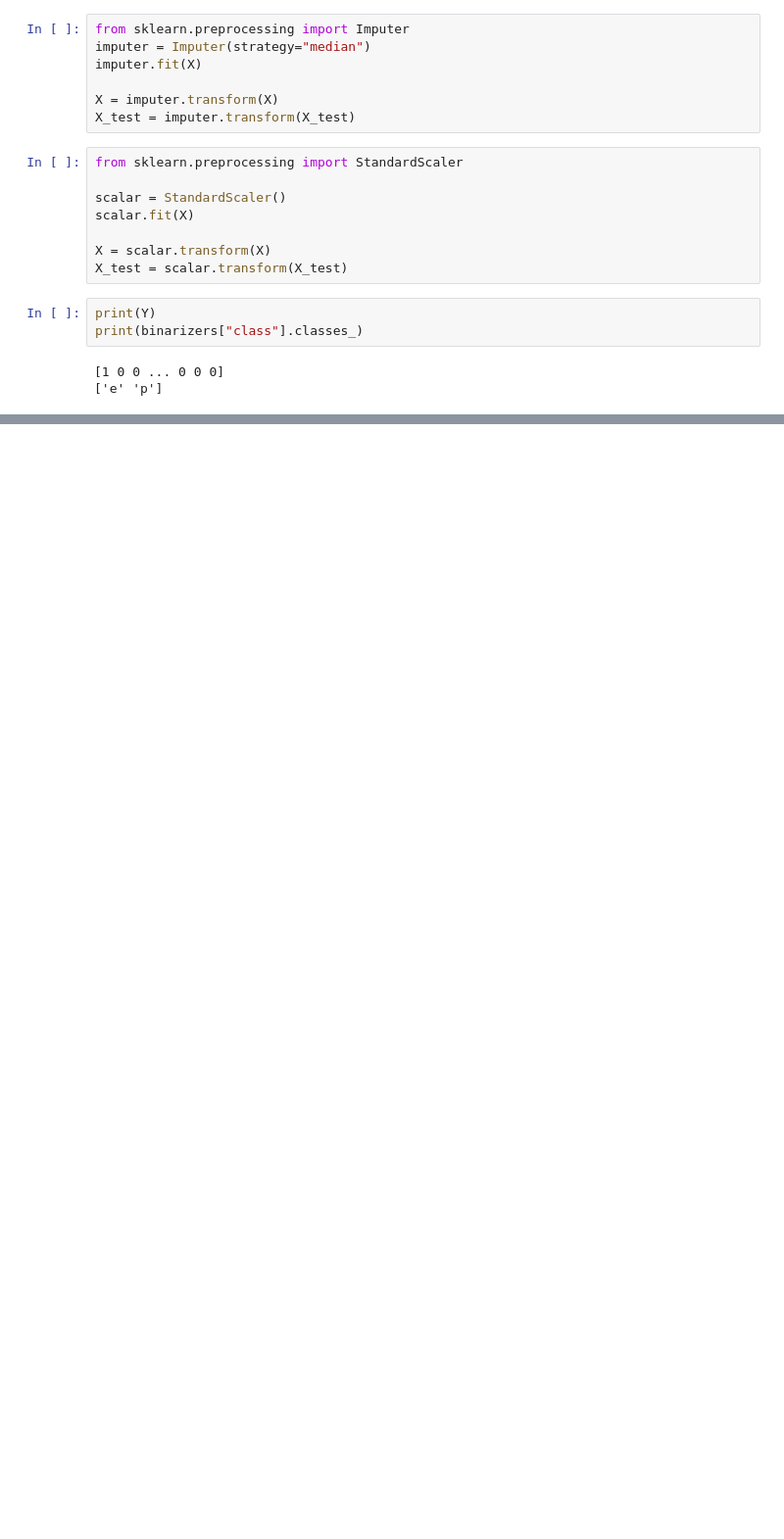
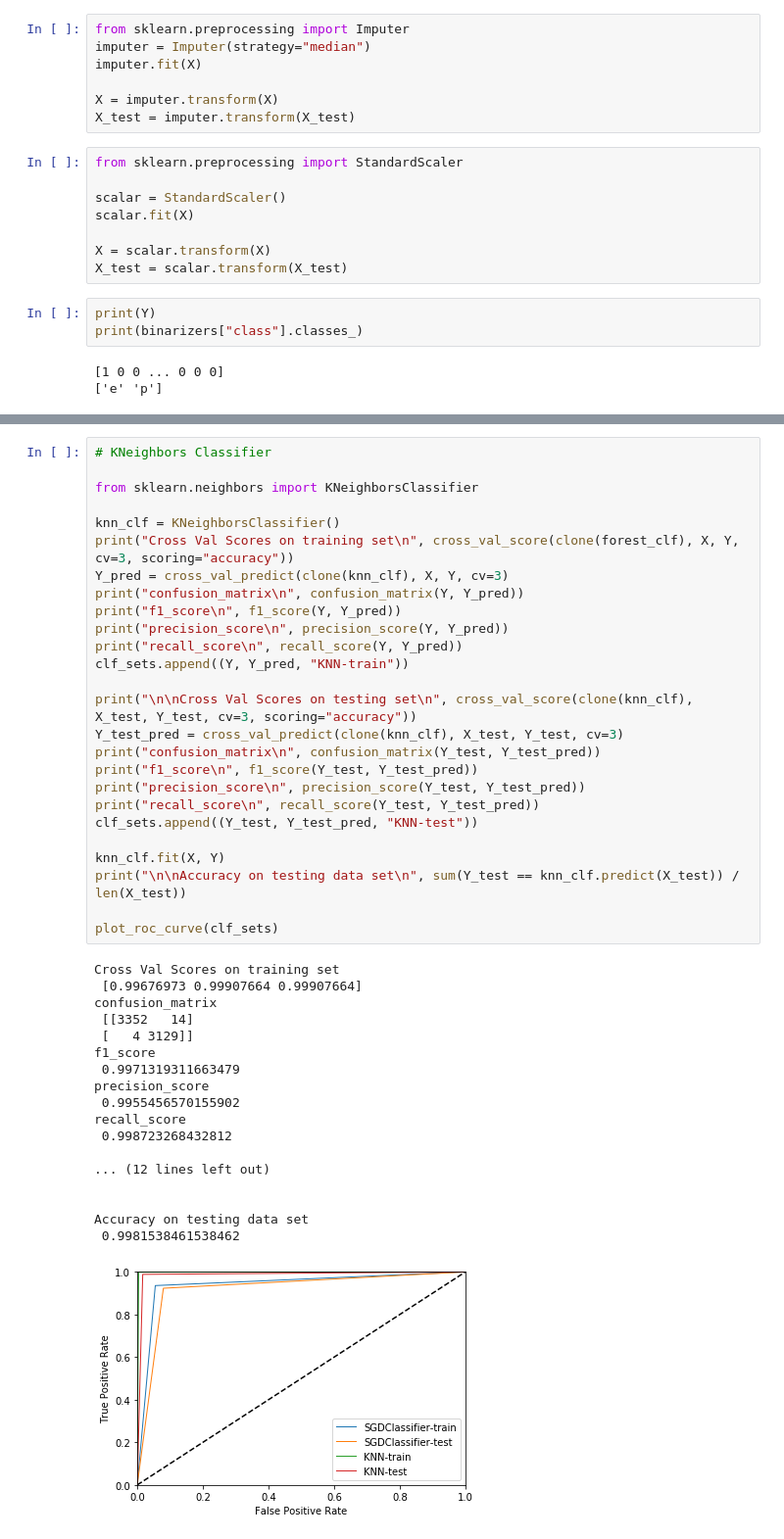
Before and after one commit to yogeshjadhav7/mushrooms-classfication, a Jupyter notebook: mushrooms-classifications.ipynb, the cells around one changed output, grey strips where cells are left out. Shown at 98% size. Drawn from its saved outputs; the diff is of its cells as text; blank space fills up the shorter version.

Commit message:
Added knn and random forest classifiers

```diff
--- a/mushrooms-classifications.ipynb
+++ b/mushrooms-classifications.ipynb
@@ -289,0 +293,45 @@ recall_score
+# %%
+# KNeighbors Classifier
+
+from sklearn.neighbors import KNeighborsClassifier
+
+knn_clf = KNeighborsClassifier()
+print("Cross Val Scores on training set\n", cross_val_score(clone(forest_clf), X, Y, cv=3, scoring="accuracy"))
+Y_pred = cross_val_predict(clone(knn_clf), X, Y, cv=3)
+print("confusion_matrix\n", confusion_matrix(Y, Y_pred))
+print("f1_score\n", f1_score(Y, Y_pred))
+print("precision_score\n", precision_score(Y, Y_pred))
+print("recall_score\n", recall_score(Y, Y_pred))
+clf_sets.append((Y, Y_pred, "KNN-train"))
+
+print("\n\nCross Val Scores on testing set\n", cross_val_score(clone(knn_clf), X_test, Y_test, cv=3, scoring="accuracy"))
+Y_test_pred = cross_val_predict(clone(knn_clf), X_test, Y_test, cv=3)
+print("confusion_matrix\n", confusion_matrix(Y_test, Y_test_pred))
+print("f1_score\n", f1_score(Y_test, Y_test_pred))
+print("precision_score\n", precision_score(Y_test, Y_test_pred))
+print("recall_score\n", recall_score(Y_test, Y_test_pred))
+clf_sets.append((Y_test, Y_test_pred, "KNN-test"))
+
+knn_clf.fit(X, Y)
+print("\n\nAccuracy on testing data set\n", sum(Y_test == knn_clf.predict(X_test)) / len(X_test))
+
+plot_roc_curve(clf_sets)
+# %% [output]
+Cross Val Scores on training set
+ [0.99676973 0.99907664 0.99907664]
+confusion_matrix
+ [[3352   14]
+ [   4 3129]]
+f1_score
+ 0.9971319311663479
+precision_score
+ 0.9955456570155902
+recall_score
+ 0.998723268432812
+
+... (12 lines left out)
+
+
+Accuracy on testing data set
+ 0.9981538461538462
+[figure, added]
```
Also changed, not shown: parts of 5 cells of this notebook.
